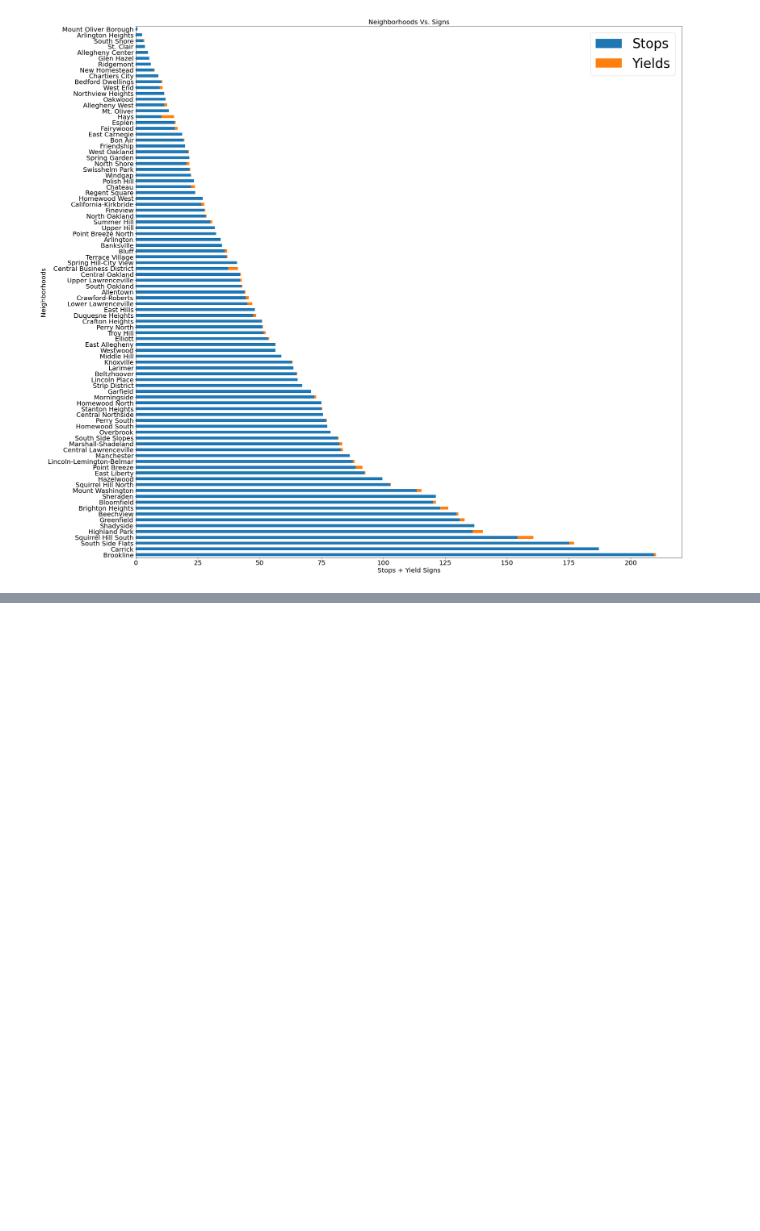
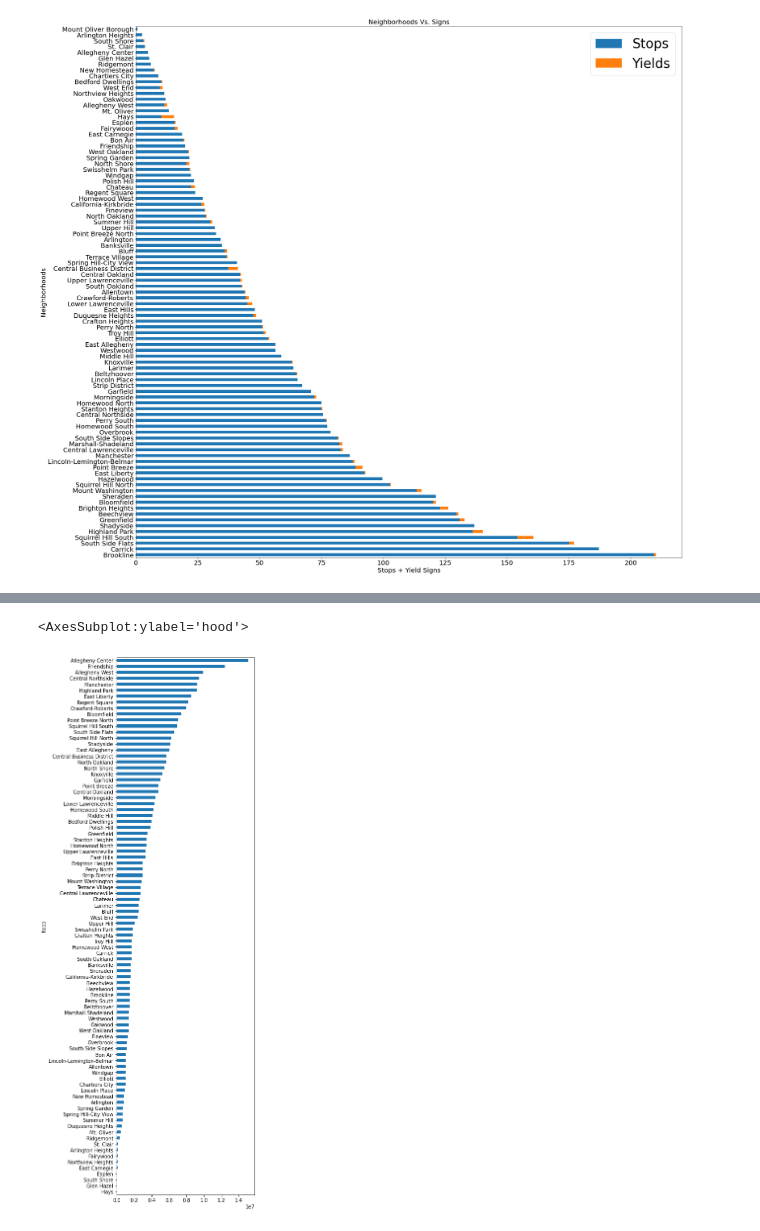
Before and after one commit to pjp401/CMPINF0010-Final-Project, a Jupyter notebook: FinalProject.ipynb, the cells around one changed output, grey strips where cells are left out. Cells and saved outputs as stored; diff of their text form; code cells hidden in the pictures; blank space fills up the shorter version.

```diff
--- a/FinalProject.ipynb
+++ b/FinalProject.ipynb
@@ -324,0 +363,3 @@ combined.plot(kind = "barh", figsize = (15,15), stacked = True)
+# %%
+tree_norm = tree_count_map.set_index('hood')['tree_count_norm'].sort_values()
+tree_norm.tail(20)
@@ -324,0 +384,5 @@ combined.plot(kind = "barh", figsize = (15,15), stacked = True)
+# %%
+tree_norm.plot.barh(figsize = (5, 20))
+# %% [output]
+<AxesSubplot:ylabel='hood'>
+[figure, added]
```
Also changed, not shown: parts of 51 cells of this notebook.
